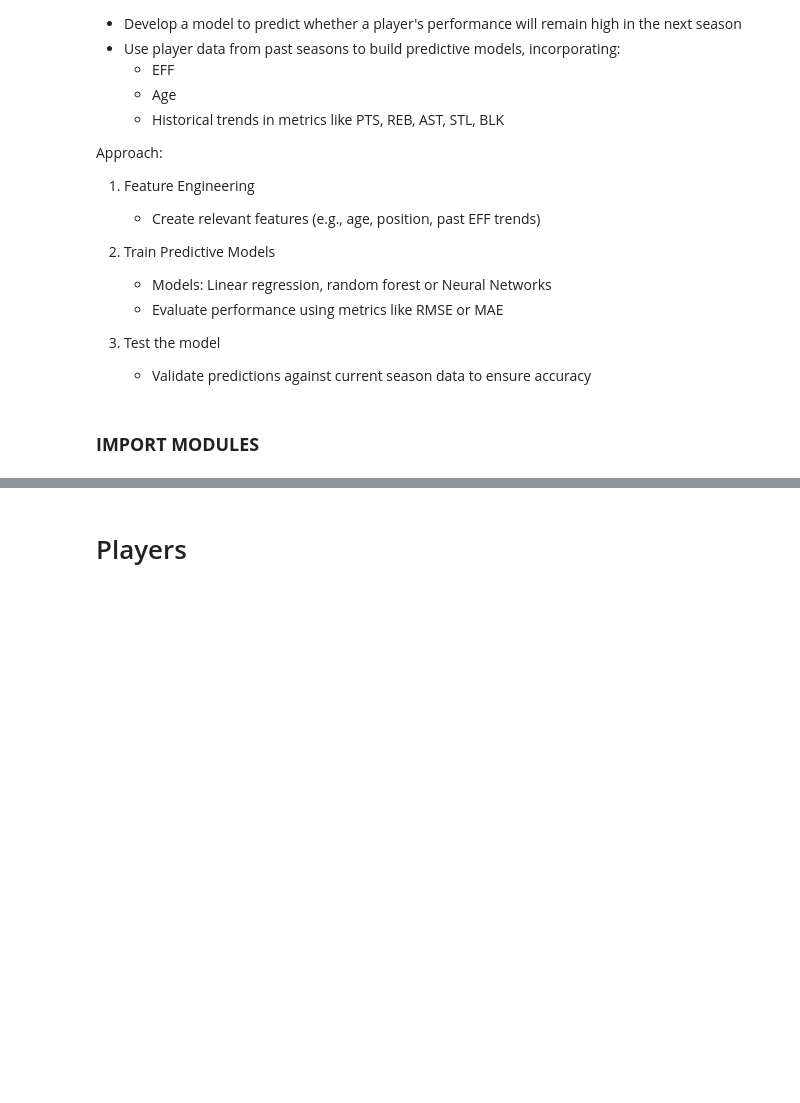
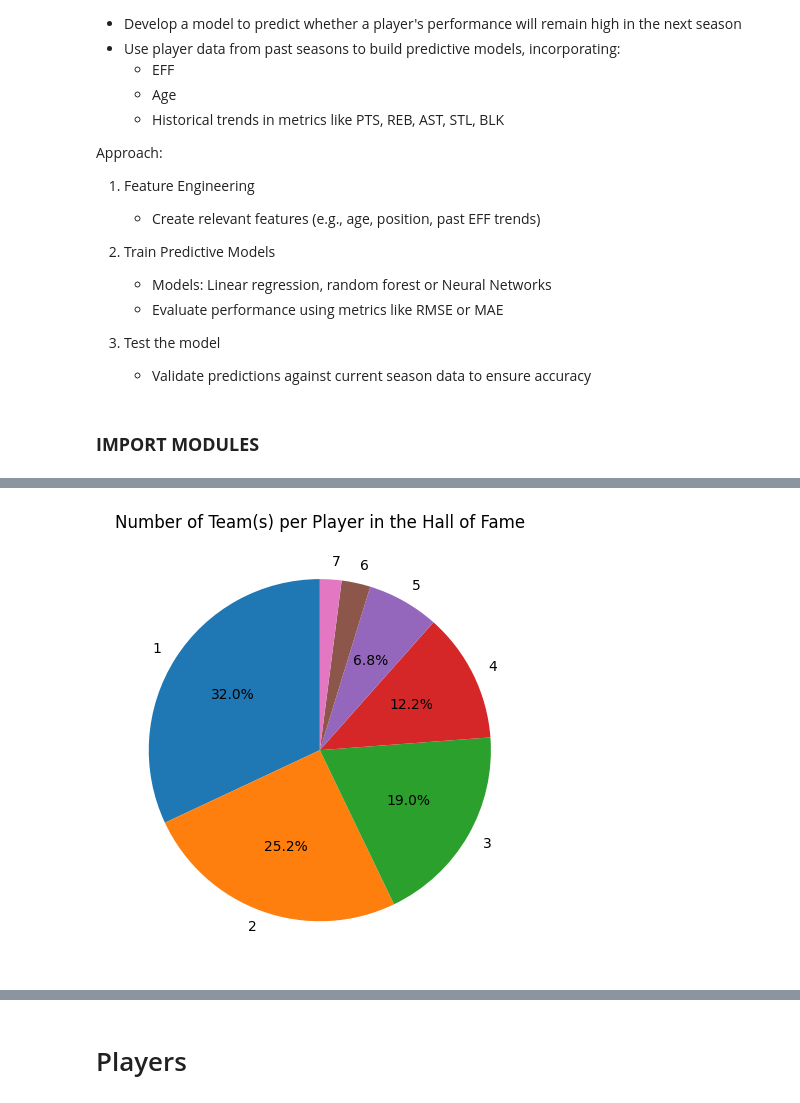
Before and after one commit to chocoCaro/Intro_DS, a Jupyter notebook: [data4life]_final.ipynb, the cells around one changed output, grey strips where cells are left out. Cells and saved outputs as stored; diff of their text form; code cells hidden in the pictures; blank space fills up the shorter version.

```diff
--- a/[data4life]_final.ipynb
+++ b/[data4life]_final.ipynb
@@ -99,0 +199,11 @@ import seaborn as sns
+# %%
+def autopct_format(pct, val):
+    return f'{pct:.1f}%' if pct > val else ''
+
+nba_hall_of_fame['Player'].value_counts().value_counts().plot.pie(startangle=90, autopct=lambda pct: autopct_format(pct, 5))
+plt.title(label='Number of Team(s) per Player in the Hall of Fame')
+plt.ylabel(ylabel='')
+plt.tight_layout()
+plt.show()
+# %% [output]
+[figure, added]
```
Also changed, not shown: parts of 15 cells of this notebook, 6 other files.
